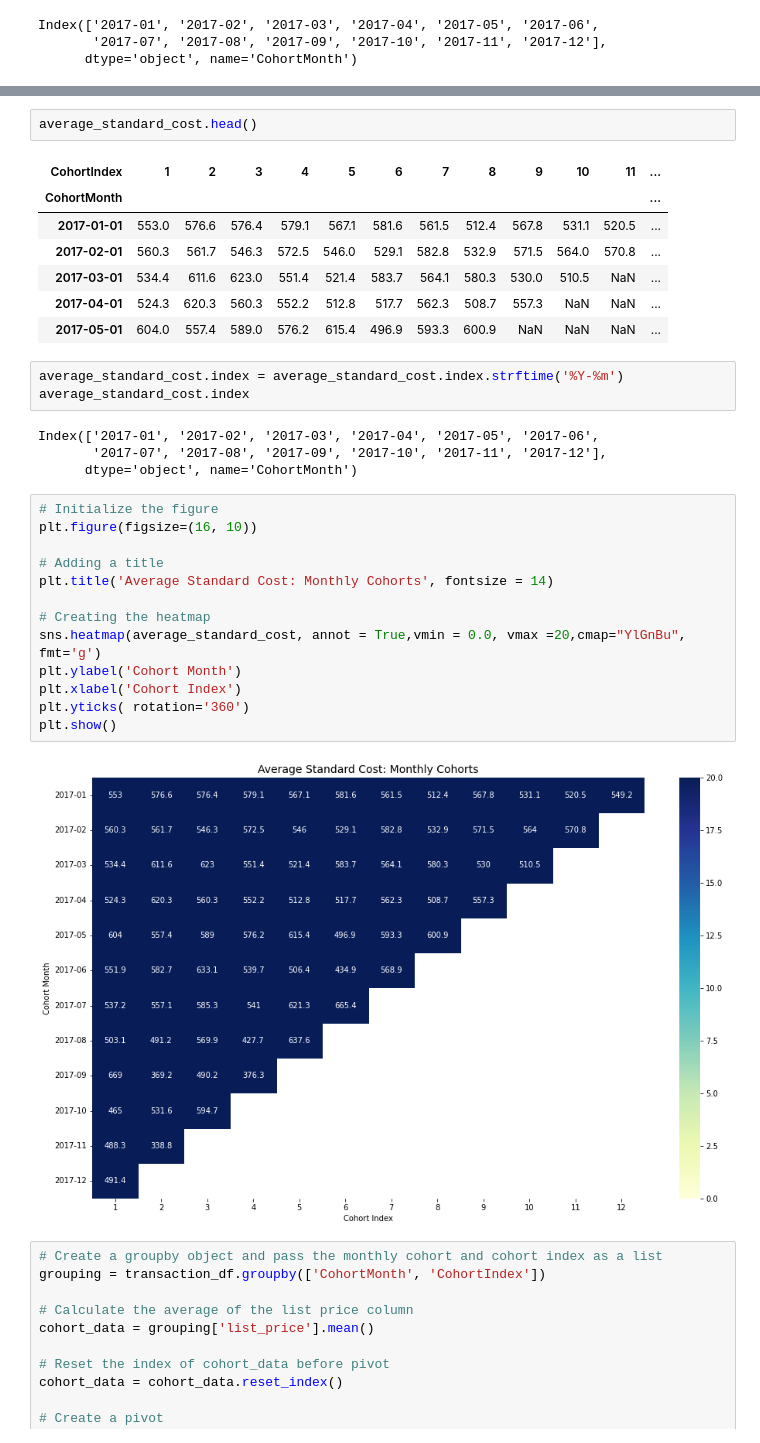
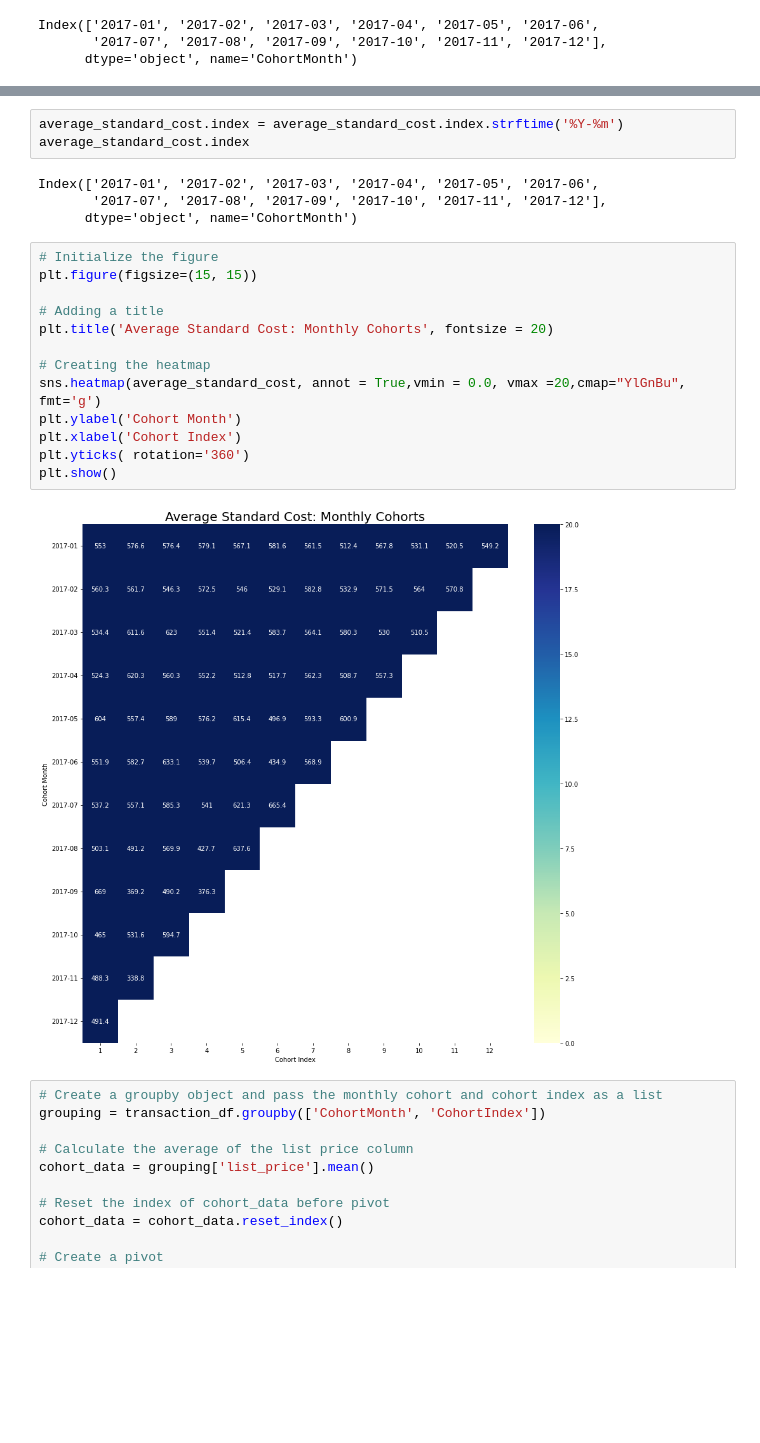
Before and after one commit to ynikhil9/Cohort-Analysis, a Jupyter notebook: Cohort.ipynb, the cells around one changed output, grey strips where cells are left out. Cells and saved outputs as stored; diff of their text form; blank space fills up the shorter version.

```diff
--- a/Cohort.ipynb
+++ b/Cohort.ipynb
@@ -287,13 +292,3 @@ average_standard_cost = average_order.round(1)
-# %%
-average_standard_cost.head()
-# %% [output]
-| CohortIndex | 1 | 2 | 3 | 4 | 5 | 6 | 7 | 8 | 9 | 10 | 11 | ... |
-| CohortMonth |  |  |  |  |  |  |  |  |  |  |  | ... |
-| 2017-01-01 | 553.0 | 576.6 | 576.4 | 579.1 | 567.1 | 581.6 | 561.5 | 512.4 | 567.8 | 531.1 | 520.5 | ... |
-| 2017-02-01 | 560.3 | 561.7 | 546.3 | 572.5 | 546.0 | 529.1 | 582.8 | 532.9 | 571.5 | 564.0 | 570.8 | ... |
-| 2017-03-01 | 534.4 | 611.6 | 623.0 | 551.4 | 521.4 | 583.7 | 564.1 | 580.3 | 530.0 | 510.5 | NaN | ... |
-| 2017-04-01 | 524.3 | 620.3 | 560.3 | 552.2 | 512.8 | 517.7 | 562.3 | 508.7 | 557.3 | NaN | NaN | ... |
-| 2017-05-01 | 604.0 | 557.4 | 589.0 | 576.2 | 615.4 | 496.9 | 593.3 | 600.9 | NaN | NaN | NaN | ... |
 # %%
 average_standard_cost.index = average_standard_cost.index.strftime('%Y-%m')
 average_standard_cost.index
@@ -303,19 +298,19 @@ Index(['2017-01', '2017-02', '2017-03', '2017-04', '2017-05', '2017-06',
       dtype='object', name='CohortMonth')
 # %%
 # Initialize the figure
-plt.figure(figsize=(16, 10))
+plt.figure(figsize=(15, 15))
 
 # Adding a title
-plt.title('Average Standard Cost: Monthly Cohorts', fontsize = 14)
+plt.title('Average Standard Cost: Monthly Cohorts', fontsize = 20)
 
 # Creating the heatmap
 sns.heatmap(average_standard_cost, annot = True,vmin = 0.0, vmax =20,cmap="YlGnBu", fmt='g')
 plt.ylabel('Cohort Month')
 plt.xlabel('Cohort Index')
 plt.yticks( rotation='360')
 plt.show()
 # %% [output]
-[figure, old version]
+[figure, new version]
 # %%
 # Create a groupby object and pass the monthly cohort and cohort index as a list
 grouping = transaction_df.groupby(['CohortMonth', 'CohortIndex'])
```
Also changed, not shown: parts of 9 cells of this notebook.
